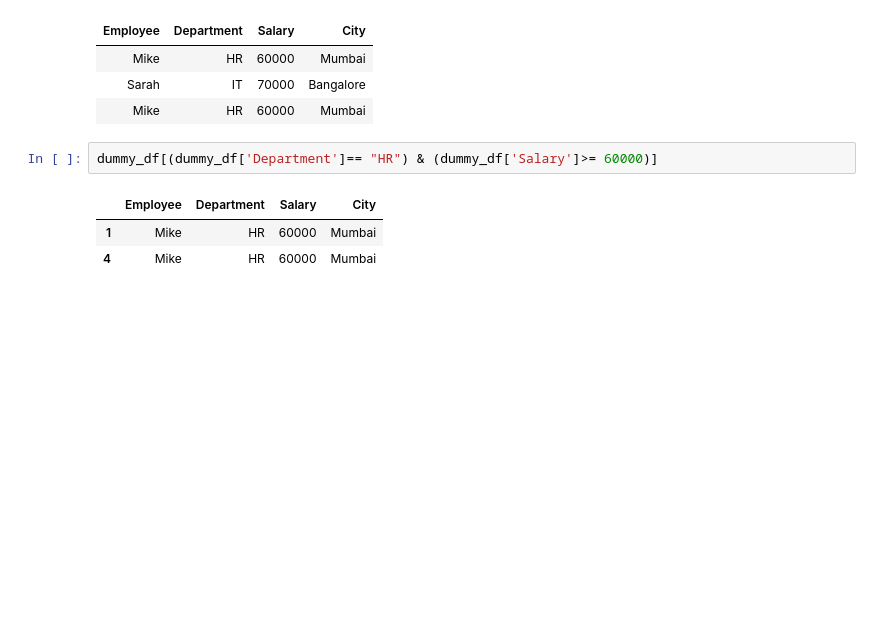
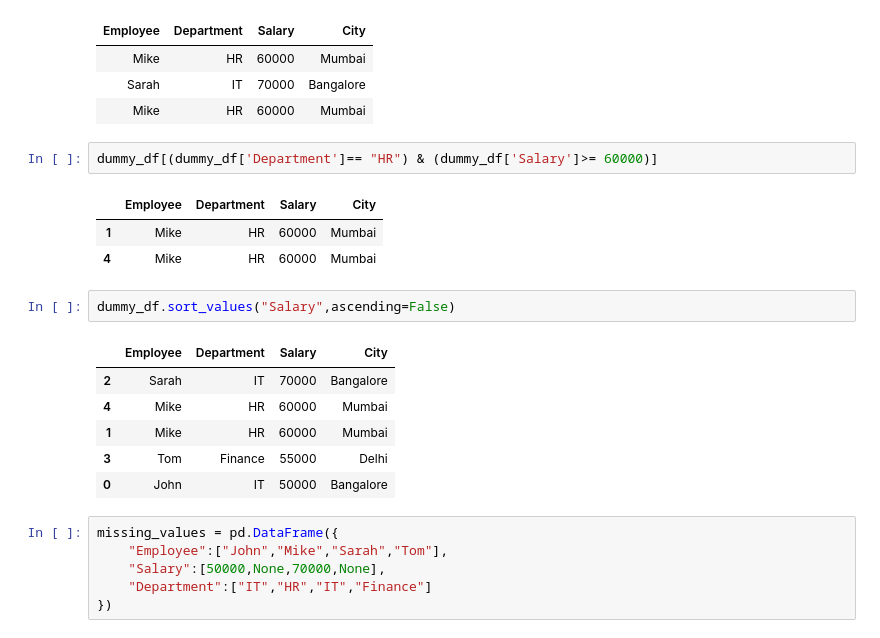
Before and after one commit to darshanshenoy06/Python_analyst, a Jupyter notebook: modules/Dummy.ipynb, the cells around one changed output. Drawn from its saved outputs; the diff is of its cells as text; blank space fills up the shorter version.

Commit message:
nulls,missing values

```diff
--- a/modules/Dummy.ipynb
+++ b/modules/Dummy.ipynb
@@ -51,3 +51,18 @@ dummy_df[(dummy_df['Department']== "HR") & (dummy_df['Salary']>= 60000)]
 |  | Employee | Department | Salary | City |
 | 1 | Mike | HR | 60000 | Mumbai |
 | 4 | Mike | HR | 60000 | Mumbai |
+# %%
+dummy_df.sort_values("Salary",ascending=False)
+# %% [output]
+|  | Employee | Department | Salary | City |
+| 2 | Sarah | IT | 70000 | Bangalore |
+| 4 | Mike | HR | 60000 | Mumbai |
+| 1 | Mike | HR | 60000 | Mumbai |
+| 3 | Tom | Finance | 55000 | Delhi |
+| 0 | John | IT | 50000 | Bangalore |
+# %%
+missing_values = pd.DataFrame({
+    "Employee":["John","Mike","Sarah","Tom"],
+    "Salary":[50000,None,70000,None],
+    "Department":["IT","HR","IT","Finance"]
+})
```
Also changed, not shown: parts of 14 cells of this notebook.
